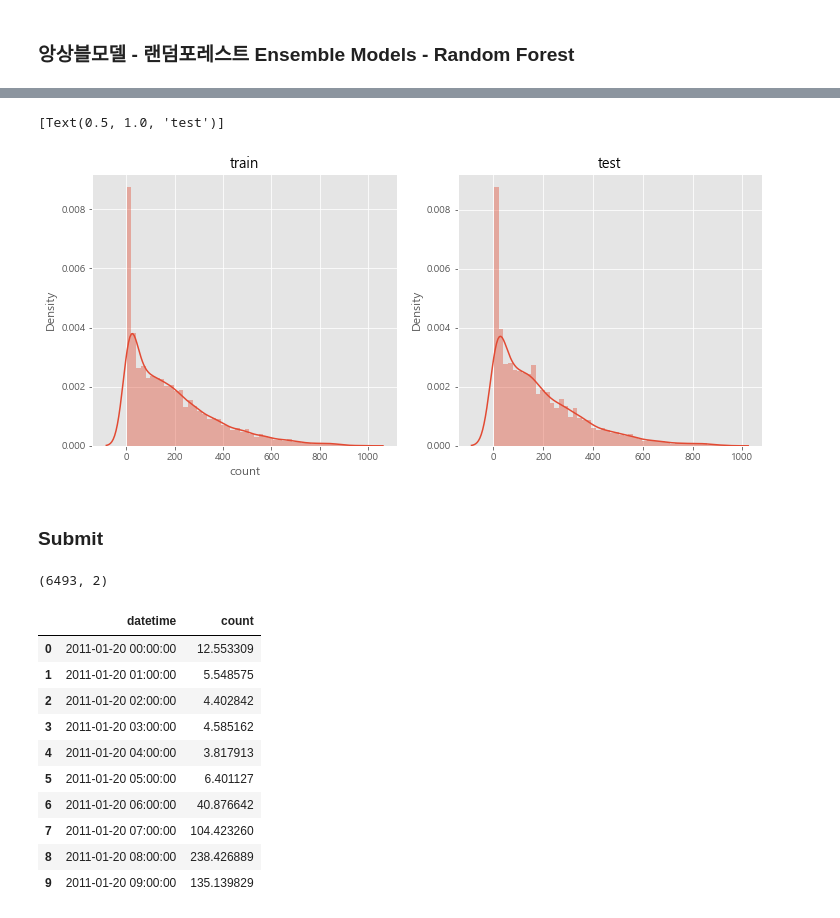
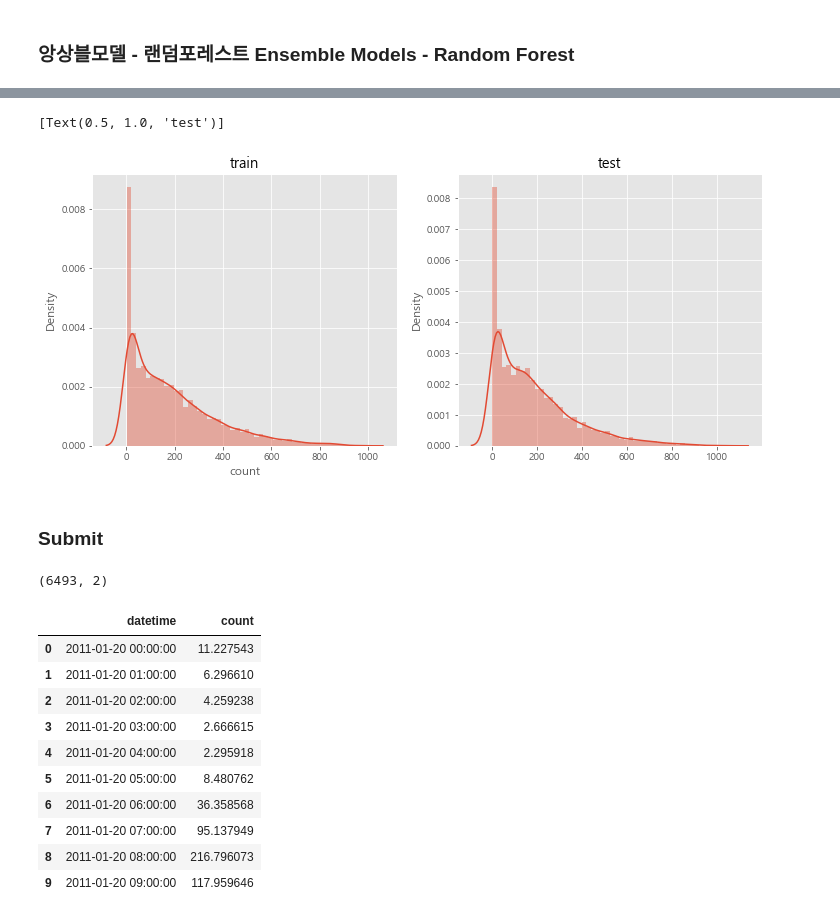
Before and after one commit to jeeHwon/ml, a Jupyter notebook: ex02_bike-sharing-demand/bike_demand2.ipynb, the cells around one changed output, grey strips where cells are left out. Cells and saved outputs as stored; diff of their text form; code cells hidden in the pictures.

```diff
--- a/ex02_bike-sharing-demand/bike_demand2.ipynb
+++ b/ex02_bike-sharing-demand/bike_demand2.ipynb
@@ -265,14 +265,14 @@ RMSLE Value For Gradient Boost:  0.21357403727249372
 # %%
-predsTest = rfModel.predict(X_test)
+predsTest = gbm.predict(X_test)
 fig, (ax1,ax2) = plt.subplots(ncols=2)
 fig.set_size_inches(12,5)
 sns.distplot(y_train, ax=ax1, bins=50)
 ax1.set(title="train")
 sns.distplot(np.exp(predsTest), ax=ax2, bins=50)
 ax2.set(title="test")
 # %% [output]
 [Text(0.5, 1.0, 'test')]
-[figure, old version]
+[figure, new version]
 # %% [markdown]
 ### Submit
 # %%
@@ -285,15 +285,15 @@ submission.head(10)
 # %% [output]
 (6493, 2)
 |  | datetime | count |
-| 0 | 2011-01-20 00:00:00 | 12.553309 |
-| 1 | 2011-01-20 01:00:00 | 5.548575 |
-| 2 | 2011-01-20 02:00:00 | 4.402842 |
-| 3 | 2011-01-20 03:00:00 | 4.585162 |
-| 4 | 2011-01-20 04:00:00 | 3.817913 |
-| 5 | 2011-01-20 05:00:00 | 6.401127 |
-| 6 | 2011-01-20 06:00:00 | 40.876642 |
-| 7 | 2011-01-20 07:00:00 | 104.423260 |
-| 8 | 2011-01-20 08:00:00 | 238.426889 |
-| 9 | 2011-01-20 09:00:00 | 135.139829 |
+| 0 | 2011-01-20 00:00:00 | 11.227543 |
+| 1 | 2011-01-20 01:00:00 | 6.296610 |
+| 2 | 2011-01-20 02:00:00 | 4.259238 |
+| 3 | 2011-01-20 03:00:00 | 2.666615 |
+| 4 | 2011-01-20 04:00:00 | 2.295918 |
+| 5 | 2011-01-20 05:00:00 | 8.480762 |
+| 6 | 2011-01-20 06:00:00 | 36.358568 |
+| 7 | 2011-01-20 07:00:00 | 95.137949 |
+| 8 | 2011-01-20 08:00:00 | 216.796073 |
+| 9 | 2011-01-20 09:00:00 | 117.959646 |
 # %%
 submission.to_csv("data/Score_{0:.5f}_submission.csv".format(score),index=False)
```
Also changed, not shown: parts of 5 cells of this notebook, 4 other files.
